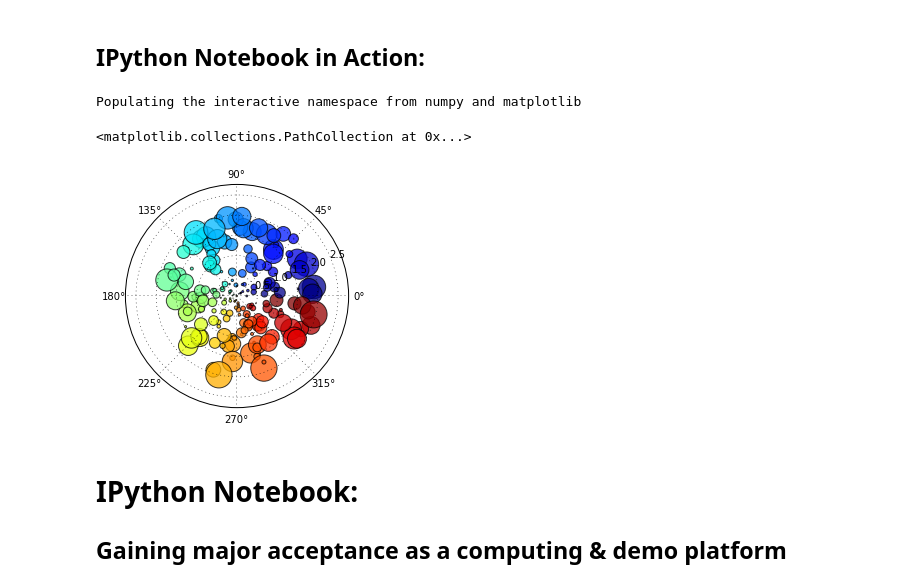
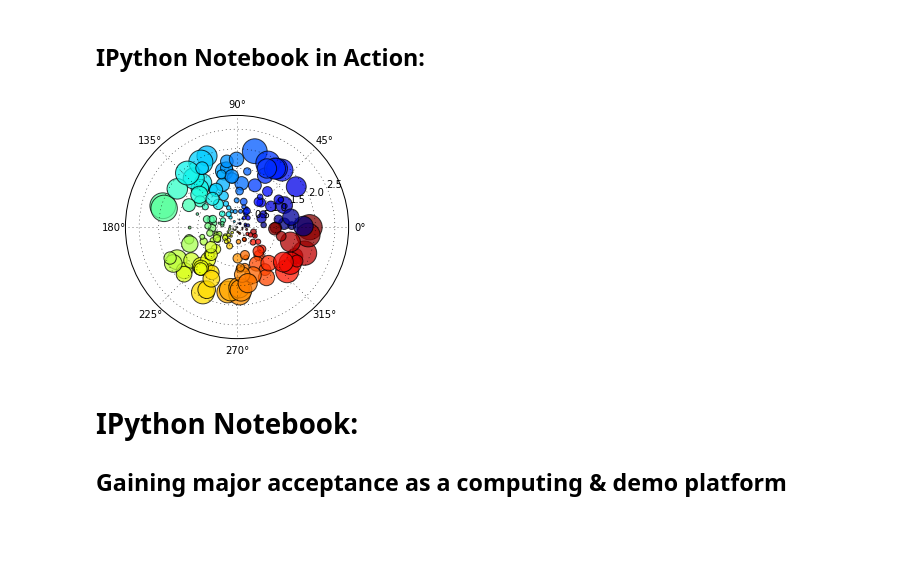
Before and after one commit to jakevdp/2014_fall_ASTR599, a Jupyter notebook: notebooks/00_intro.ipynb, the cells around one changed output. Cells and saved outputs as stored; diff of their text form; code cells hidden in the pictures; blank space fills up the shorter version.

```diff
--- a/notebooks/00_intro.ipynb
+++ b/notebooks/00_intro.ipynb
@@ -207,16 +191,12 @@ History of Python
 # %%
-%pylab inline
-
 N = 200
-r = 2 * rand(N)
-theta = 2 * pi * rand(N)
-area = 200 * r ** 2 * rand(N)
+r = 2 * np.random.rand(N)
+theta = 2 * np.pi * np.random.rand(N)
+area = 200 * r ** 2 * np.random.rand(N)
 ax = plt.subplot(111, polar=True)
-scatter(theta, r, c=theta, s=area, alpha=0.75)
+plt.scatter(theta, r, c=theta, s=area, alpha=0.75);
 # %% [output]
-Populating the interactive namespace from numpy and matplotlib
-<matplotlib.collections.PathCollection at 0x...>
-[figure, old version]
+[figure, new version]
 # %% [markdown]
 # IPython Notebook:
 ## Gaining major acceptance as a computing & demo platform
```
Also changed, not shown: parts of 13 cells of this notebook, 8 other files.
